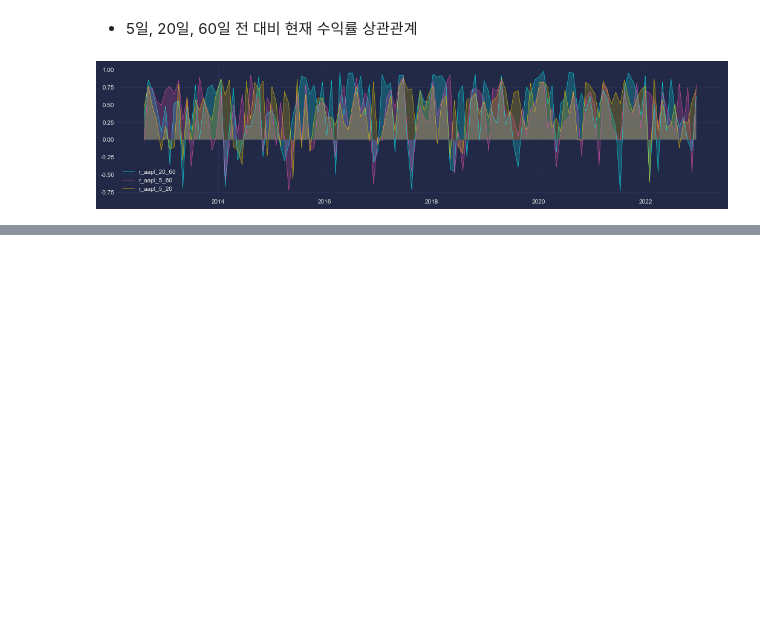
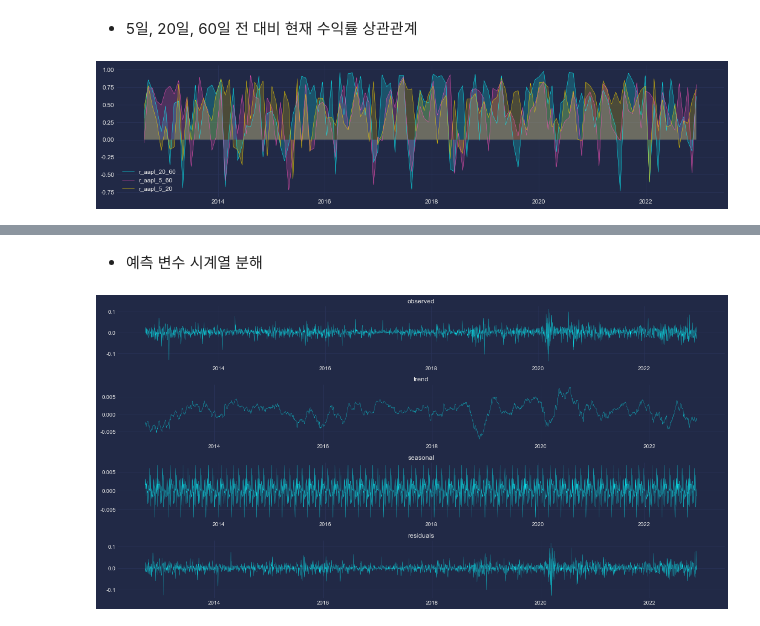
Before and after one commit to sw-song/ts-analysis, a Jupyter notebook: tutorials/02_predict_price.ipynb, the cells around one changed output, grey strips where cells are left out. Drawn from its saved outputs; the diff is of its cells as text; code cells hidden in the pictures; blank space fills up the shorter version.

```diff
--- a/tutorials/02_predict_price.ipynb
+++ b/tutorials/02_predict_price.ipynb
@@ -442,0 +459,23 @@ plt.show()
+# %% [markdown]
+- 예측 변수 시계열 분해
+# %%
+res = sm.tsa.seasonal_decompose(df_Xy['AAPL'], freq=60)
+
+fig, axes = plt.subplots(nrows=4, ncols=1, figsize=(16,8))
+
+axes[0].plot(res.observed, linewidth=0.3)
+axes[0].set_title('observed')
+
+axes[1].plot(res.trend, linewidth=0.3)
+axes[1].set_title('trend')
+
+axes[2].plot(res.seasonal, linewidth=0.3)
+axes[2].set_title('seasonal')
+
+axes[3].plot(res.resid, linewidth=0.3)
+axes[3].set_title('residuals')
+
+plt.tight_layout()
+plt.show()
+# %% [output]
+[figure, added]
```
Also changed, not shown: parts of 15 cells of this notebook.
